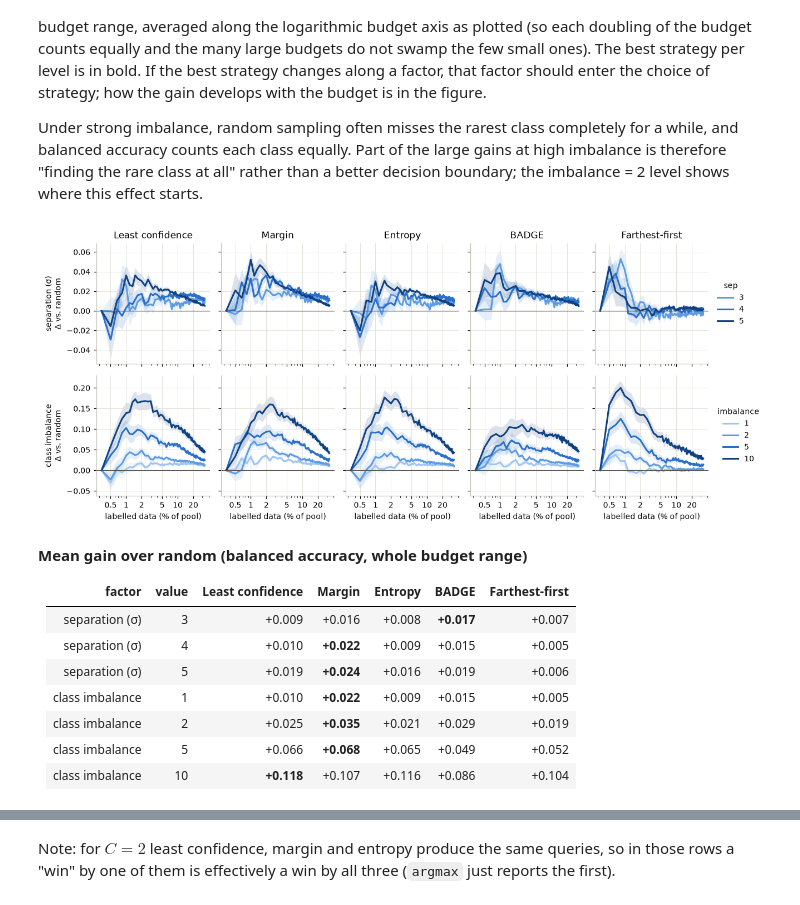
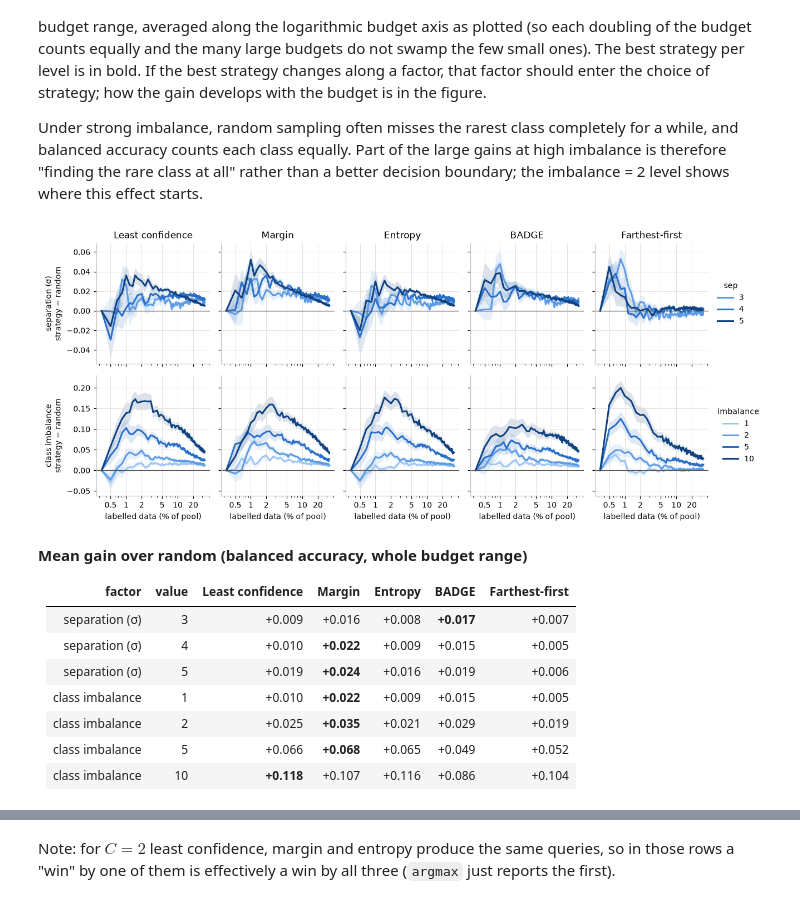
Before and after one commit to juh6973/active_learning_budget_study, a Jupyter notebook: pipeline.ipynb, the cells around one changed output, grey strips where cells are left out. Saved outputs shown, nothing was run; the diff lists cells and outputs as text; code cells hidden in the pictures.

```diff
--- a/pipeline.ipynb
+++ b/pipeline.ipynb
@@ -713,35 +683,35 @@ def mean_gain(s, strategy):
     return np.trapezoid(d, t) / (t[-1] - t[0])
 
 
 fig, axes = plt.subplots(len(SWEEPS), len(OTHERS), figsize=(12, 5), sharex=True, sharey="row")
 for i, (title, (field, settings)) in enumerate(SWEEPS.items()):
     for j, st in enumerate(OTHERS):
         ax = axes[i, j]
         for color, s in zip(SWEEP_COLORS[-len(settings):], settings):
             plot_band(ax, pct(s, R[s]["budgets"]), diff_vs_random(R[s], st), color=color, label=f"{getattr(s, field):g}")
         ax.axhline(0, color="#52514e", lw=0.8)
         log_axis(ax)
         if i == 0:
             ax.set_title(STYLE[st]["label"])
-    axes[i, 0].set_ylabel(f"{title}\nΔ vs. random")
+    axes[i, 0].set_ylabel(f"{title}\nstrategy − random")
     axes[i, -1].legend(title=field, loc="center left", bbox_to_anchor=(1.02, 0.5))
 for ax in axes[-1]:
     ax.set_xlabel(BUDGET_LABEL)
 fig.tight_layout()
 savefig(fig, "fig3_sweeps")
 plt.show()
 
 rows = ["| factor | value | " + " | ".join(STYLE[st]["label"] for st in OTHERS) + " |",
         "|---" * (len(OTHERS) + 2) + "|"]
 for title, (field, settings) in SWEEPS.items():
     for s in settings:
         gains = {st: mean_gain(s, st) for st in OTHERS}
         top = max(gains, key=gains.get)
         rows.append(f"| {title} | {getattr(s, field):g} | " + " | ".join(
             f"**{g:+.3f}**" if st == top else f"{g:+.3f}" for st, g in gains.items()) + " |")
 display(Markdown("**Mean gain over random (balanced accuracy, whole budget range)**\n\n" + "\n".join(rows)))
 # %% [output]
-[figure, old version]
+[figure, new version]
 **Mean gain over random (balanced accuracy, whole budget range)**
 
 | factor | value | Least confidence | Margin | Entropy | BADGE | Farthest-first |
```
Also changed, not shown: parts of 10 cells of this notebook.
